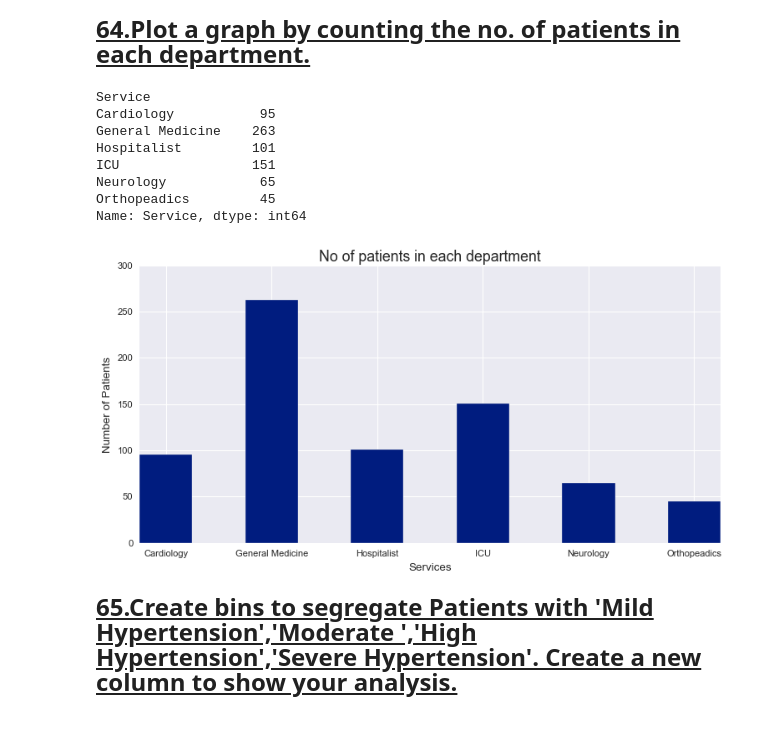
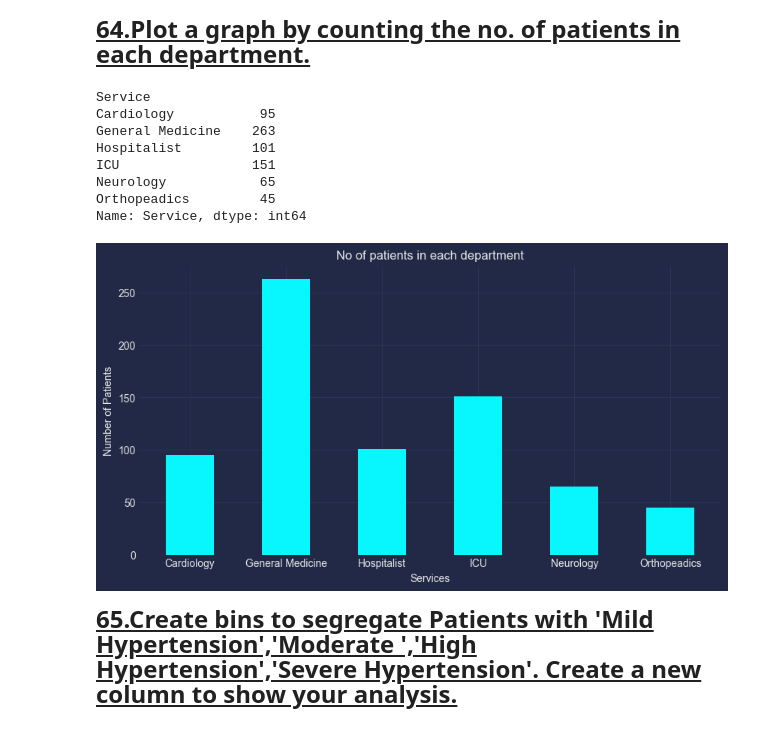
Before and after one commit to JyotsnaSusan/5Py, a Jupyter notebook: 5Py_FinalQuestions.ipynb, the cells around one changed output. Saved outputs shown, nothing was run; the diff lists cells and outputs as text; code cells hidden in the pictures.

```diff
--- a/5Py_FinalQuestions.ipynb
+++ b/5Py_FinalQuestions.ipynb
@@ -582,30 +582,30 @@ Name: FirstName, Length: 408, dtype: object
 # %%
 df_graph = df_ReadmissionRegistry.groupby(["Service"])['Service'].count()
 print(df_graph)
 
 data = df_graph.to_dict()
 services = list(data.keys())
 noOfPatient = list(data.values())
 
 fig = plt.figure(figsize = (10, 5))
 
 plt.bar(services, noOfPatient, width = 0.5)
+plt.style.use('cyberpunk')
 
 plt.xlabel("Services")
 plt.ylabel("Number of Patients")
 plt.title("No of patients in each department")
-plt.style.use('seaborn-v0_8-deep')
 plt.show()
 # %% [output]
 Service
 Cardiology           95
 General Medicine    263
 Hospitalist         101
 ICU                 151
 Neurology            65
 Orthopeadics         45
 Name: Service, dtype: int64
-[figure, old version]
+[figure, new version]
 # %% [markdown]
 <font size="5"><b><u>65.Create bins to segregate Patients with 'Mild Hypertension','Moderate ','High Hypertension','Severe Hypertension'. Create a new column to show your analysis.</u></b></font>
 # %%
```
Also changed, not shown: parts of 6 cells of this notebook.
